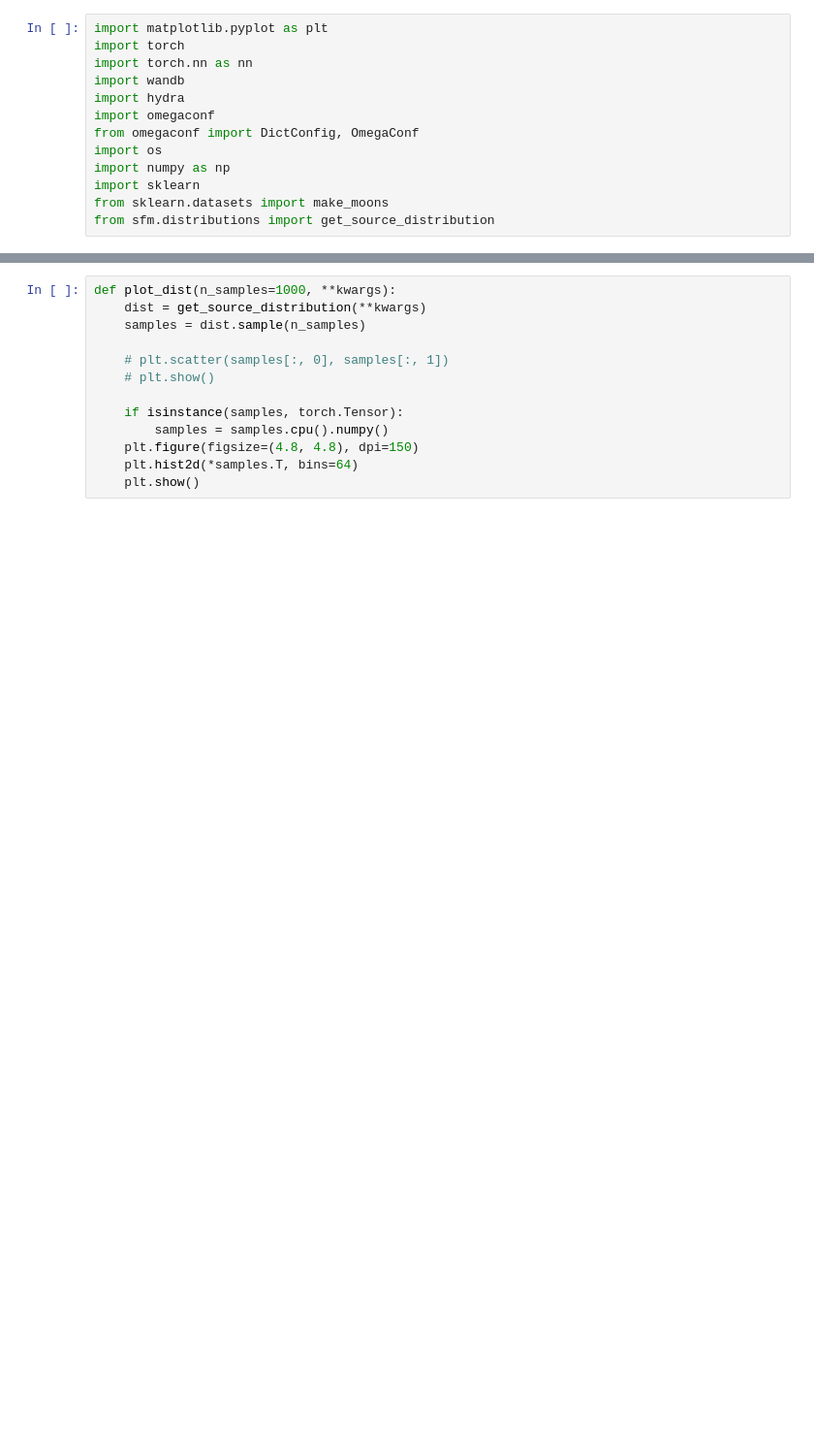
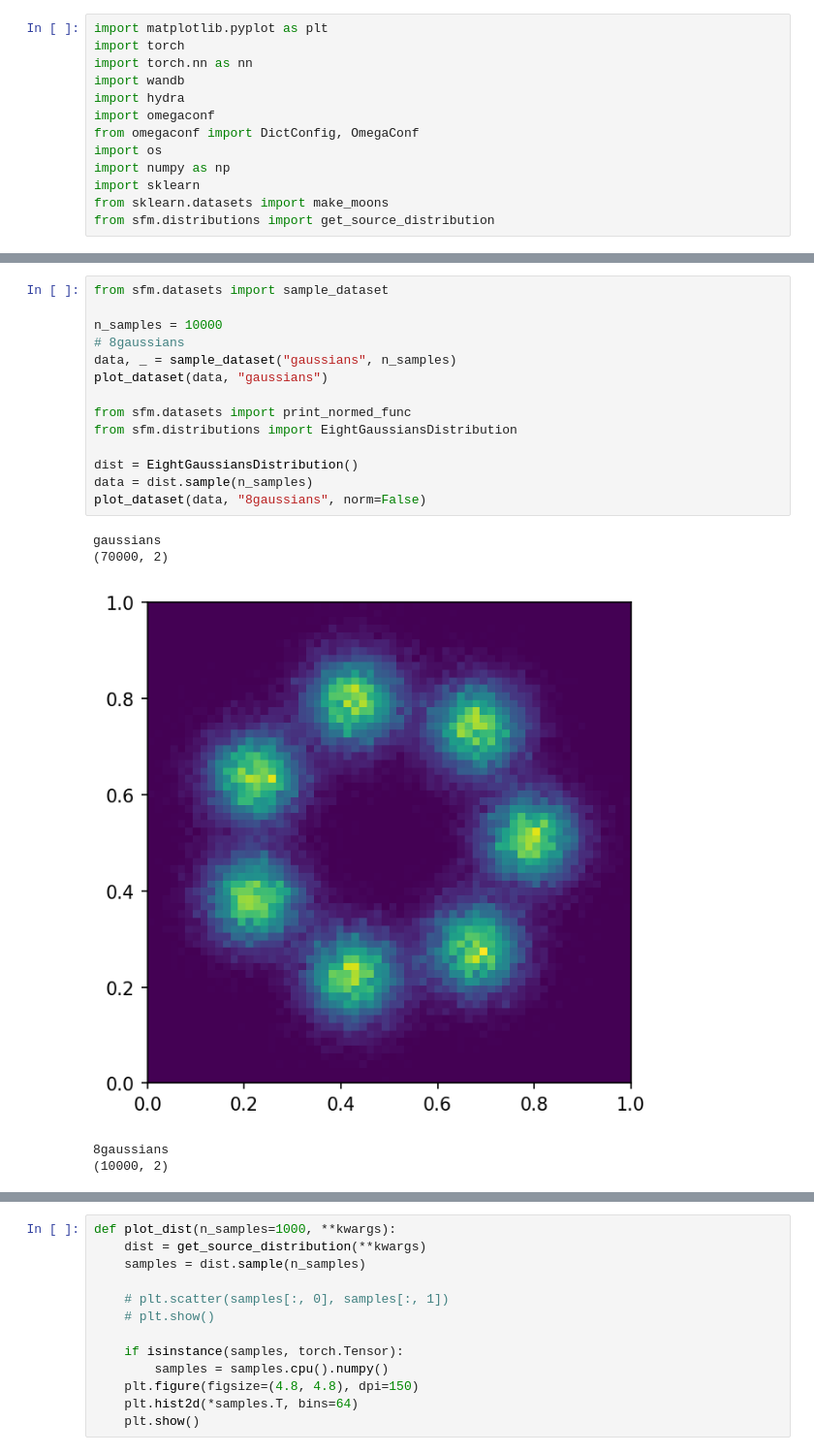
Before and after one commit to BurgerAndreas/sfm, a Jupyter notebook: scripts/dataviz.ipynb, the cells around one changed output, grey strips where cells are left out. Shown at 97% size. Drawn from its saved outputs; the diff is of its cells as text; blank space fills up the shorter version.

```diff
--- a/scripts/dataviz.ipynb
+++ b/scripts/dataviz.ipynb
@@ -13,0 +73,20 @@ from sfm.distributions import get_source_distribution
+# %%
+from sfm.datasets import sample_dataset
+
+n_samples = 10000
+# 8gaussians
+data, _ = sample_dataset("gaussians", n_samples)
+plot_dataset(data, "gaussians")
+
+from sfm.datasets import print_normed_func
+from sfm.distributions import EightGaussiansDistribution
+
+dist = EightGaussiansDistribution()
+data = dist.sample(n_samples)
+plot_dataset(data, "8gaussians", norm=False)
+# %% [output]
+gaussians
+(70000, 2)
+[figure, added]
+8gaussians
+(10000, 2)
```
Also changed, not shown: parts of 8 cells of this notebook, 16 other files.
